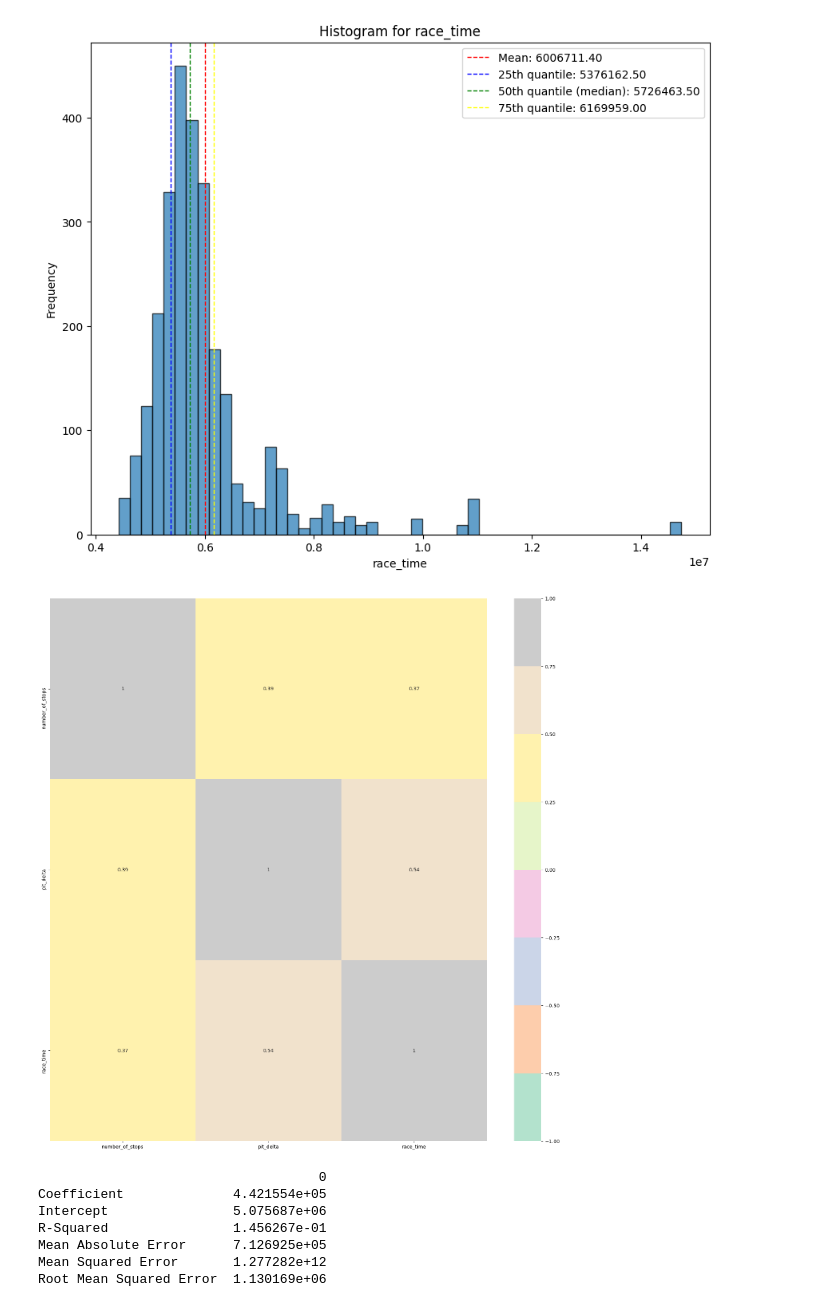
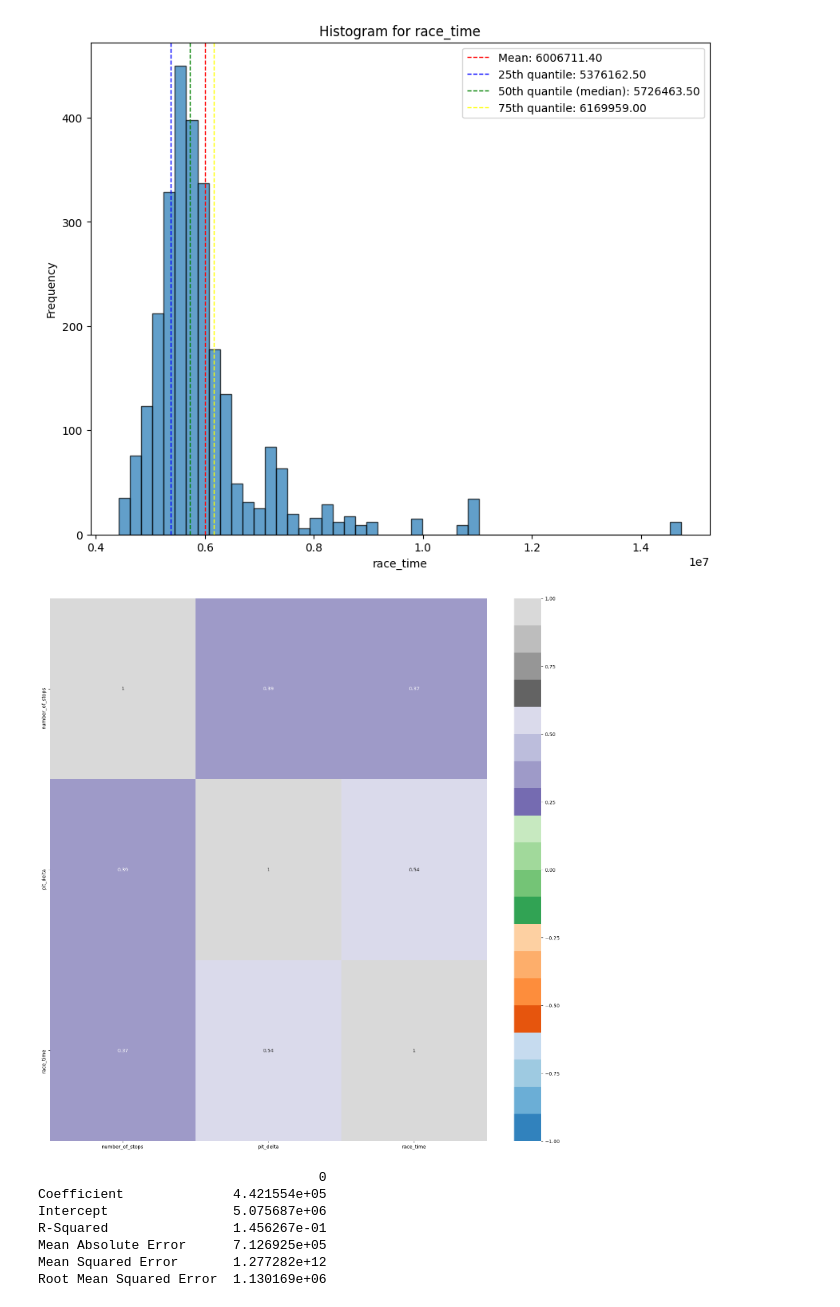
Before and after one commit to MacBeth-M/Capstone, a Jupyter notebook: Pitstops.ipynb, the cells around one changed output. Cells and saved outputs as stored; diff of their text form; code cells hidden in the pictures.

```diff
--- a/Pitstops.ipynb
+++ b/Pitstops.ipynb
@@ -258,14 +258,14 @@ plot_histograms(my_pit, exclude_columns=['raceId', 'driverId'])
 # %%
 import seaborn as sns
 
 my_col = ['number_of_stops', 'pit_delta', 'race_time']
 correlation_matrix = my_pit[my_col].corr()
 
 plt.figure(figsize=(20, 20))
-sns.heatmap(correlation_matrix, annot = True, cmap = 'Pastel2', vmin = -1, vmax = 1)
+sns.heatmap(correlation_matrix, annot = True, cmap = 'tab20c', vmin = -1, vmax = 1)
 plt.show()
 # %% [output]
-[figure, old version]
+[figure, new version]
 # %%
 from sklearn.linear_model import LinearRegression
 from sklearn.model_selection import train_test_split
```
Also changed, not shown: parts of 4 cells of this notebook, 4 other files.
